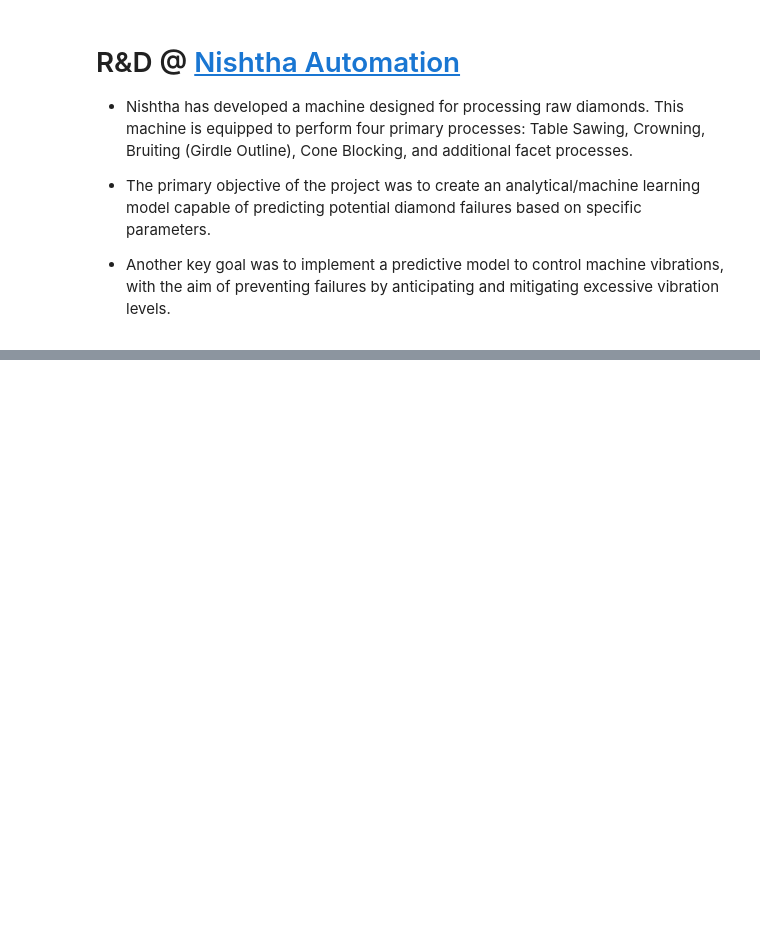
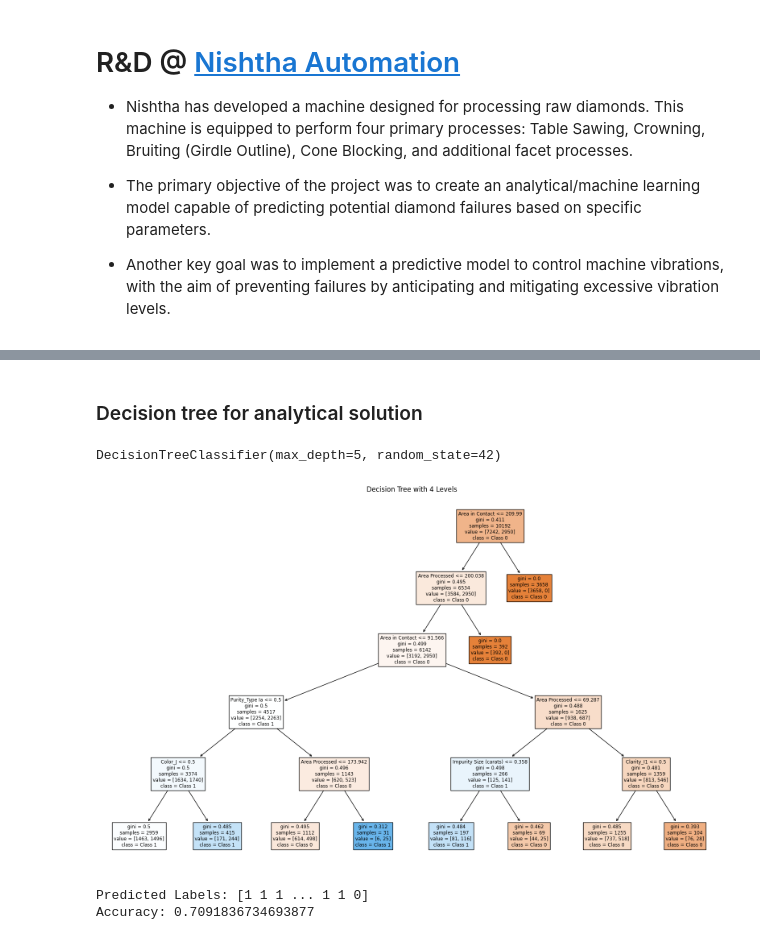
Before and after one commit to pragneshrana/WorkSample, a Jupyter notebook: AutomationControl.ipynb, the cells around one changed output, grey strips where cells are left out. Drawn from its saved outputs; the diff is of its cells as text; code cells hidden in the pictures; blank space fills up the shorter version.

```diff
--- a/AutomationControl.ipynb
+++ b/AutomationControl.ipynb
@@ -109,0 +599,5 @@ diamond_data.head()
+# %%
+
+columns = list(df_logi.columns)
+target = 'Failure Occurred'
+feat_cols = [col for col in columns if col != target]
@@ -109,0 +757,4 @@ diamond_data.head()
+# %% [markdown]
+### Decision tree for analytical solution
+# %%
+X_train, X_test, y_train, y_test = train_test_split(X, y, test_size=0.2, random_state=42)
@@ -109,0 +766,27 @@ diamond_data.head()
+# %%
+# Create a decision tree classifier with max_depth=4
+clf = DecisionTreeClassifier(max_depth=5, random_state=42)
+clf.fit(X_train, y_train)
+# %% [output]
+DecisionTreeClassifier(max_depth=5, random_state=42)
+# %%
+# Plot the decision tree
+plt.figure(figsize=(20, 12))
+plot_tree(clf, filled=True, feature_names=X_train.columns, class_names=['Class 0', 'Class 1'])
+plt.title('Decision Tree with 4 Levels')
+plt.show()
+# %% [output]
+[figure, added]
+# %%
+# Make predictions on the test data
+predictions = clf.predict(X_test)
+
+# Display the predicted labels
+print("Predicted Labels:", predictions)
+
+# If you have ground truth labels for the test data, you can compare predictions with actual labels
+accuracy = np.mean(predictions == y_test)
+print("Accuracy:", accuracy)
+# %% [output]
+Predicted Labels: [1 1 1 ... 1 1 0]
+Accuracy: 0.7091836734693877
```
Also changed, not shown: parts of 47 cells of this notebook.
